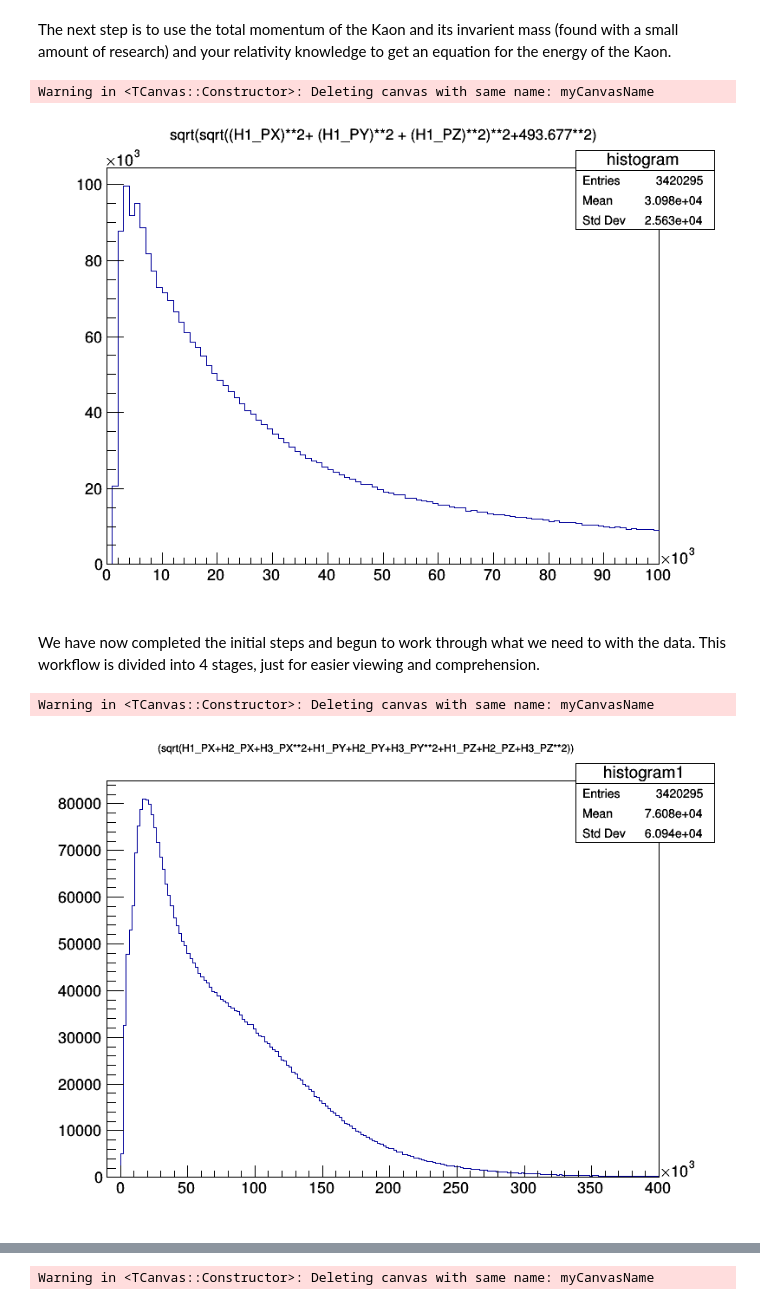
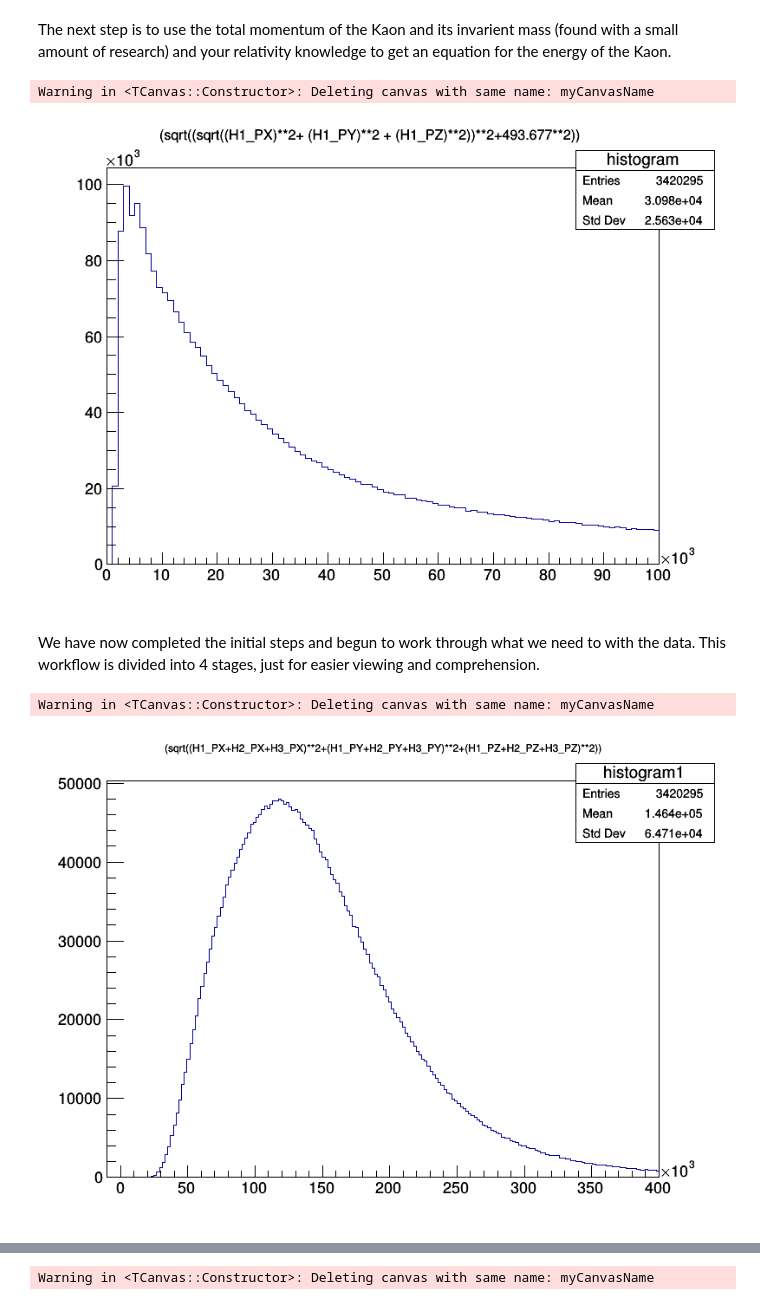
Before and after one commit to Hollyqui/BigDataParticlePhysics, a Jupyter notebook: week_4/Copie_de_LHCb_Part_1.ipynb, the cells around one changed output, grey strips where cells are left out. Saved outputs shown, nothing was run; the diff lists cells and outputs as text; code cells hidden in the pictures.

```diff
--- a/week_4/Copie_de_LHCb_Part_1.ipynb
+++ b/week_4/Copie_de_LHCb_Part_1.ipynb
@@ -146,27 +146,27 @@ mass_kaon = 493.677
 
 '''adds momenta in xyz direction to get total momentum'''
 def get_daughter_momentum(daughter):
-  return "sqrt(("+daughter+"_PX)**2+ ("+daughter+"_PY)**2 + ("+daughter+"_PZ)**2)" #do we add daughter to momentum just to specify the momentum of which particle we need to take into account
+  return "(sqrt(("+daughter+"_PX)**2+ ("+daughter+"_PY)**2 + ("+daughter+"_PZ)**2))" #do we add daughter to momentum just to specify the momentum of which particle we need to take into account
 
 '''Computes energy of Kaon daughter'''
 def get_energy(daughter):
-  return "sqrt("+get_daughter_momentum(daughter)+"**2+"+str(mass_kaon)+"**2)"
+  return "(sqrt("+get_daughter_momentum(daughter)+"**2+"+str(mass_kaon)+"**2))"
 
 
 '''Gets momentum of B-meson mother'''
 def get_mother_momentum():
-  X = "H1_PX+"+"H2_PX+"+"H3_PX"
-  Y = "H1_PY+"+"H2_PY+"+"H3_PY"
-  Z = "H1_PZ+"+"H2_PZ+"+"H3_PZ"
+  X = "(H1_PX+"+"H2_PX+"+"H3_PX)"
+  Y = "(H1_PY+"+"H2_PY+"+"H3_PY)"
+  Z = "(H1_PZ+"+"H2_PZ+"+"H3_PZ)"
   return "(sqrt("+X+"**2+"+Y+"**2+"+Z+"**2))"
 
 '''Gets energy of mother B-meson'''
 def get_mother_energy():
-  return get_energy('H1')+"+"+get_energy('H2')+"+"+get_energy('H3')
+  return "("+get_energy('H1')+"+"+get_energy('H2')+"+"+get_energy('H3')+")"
 
 '''Gets the mass of mother B-meson'''
 def get_mass():
-  return "sqrt("+get_mother_energy()+"**2-"+get_mother_momentum()+"**2)"
+  return "(sqrt("+get_mother_energy()+"**2-"+get_mother_momentum()+"**2))"
 # %% [markdown]
 #Graphs
 # %%
@@ -229,25 +230,23 @@ The next step is to use the total momentum of the Kaon and its invarient mass (f
 #Calculate the energy of the B meson, using the conservation of energy - just combine the energies to give a total
 c = ROOT.TCanvas("myCanvasName","The Canvas Title",800,600)
 tree.Draw(get_energy("H1")+">>histogram(100,0,100000)")
-histogram1 = ROOT.gDirectory.Get("histogram1")
 c.Draw()
 # %% [output]
 Warning in <TCanvas::Constructor>: Deleting canvas with same name: myCanvasName
-[figure, old version]
+[figure, new version]
 # %% [markdown]
 We have now completed the initial steps and begun to work through what we need to with the data. This workflow is divided into 4 stages, just for easier viewing and comprehension.
 # %%
 #Calculate the momentum of the B meson. To do this, you need to first combine all the x momenta of the daughters,
 #to get a total x momentum of the mother; then you can combine your three momenta into total momentum
 
 # Now we create a canvas, plot our data onto the canvas and draw it:
 c = ROOT.TCanvas("myCanvasName","The Canvas Title",800,600)
 tree.Draw(get_mother_momentum()+">>histogram1(200,-10000,400000)")
-histogram1 = ROOT.gDirectory.Get("histogram1")
 c.Draw()
 # %% [output]
 Warning in <TCanvas::Constructor>: Deleting canvas with same name: myCanvasName
-[figure, old version]
+[figure, new version]
 # %%
 #Use the energy of the B meson and momentum of the B meson as inputs and
 #calculate the mass of the B meson (Found by analysis of the daughter products)
```
Also changed, not shown: parts of 18 cells of this notebook.
